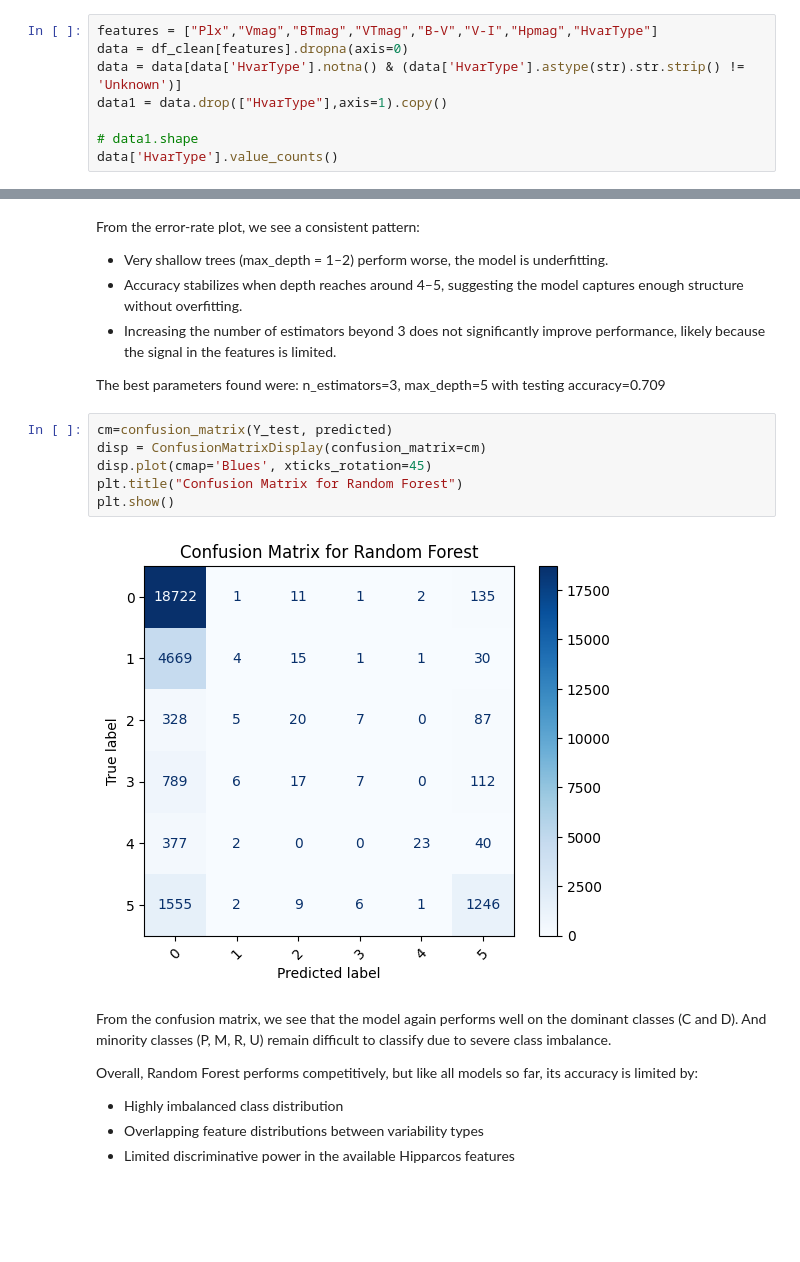
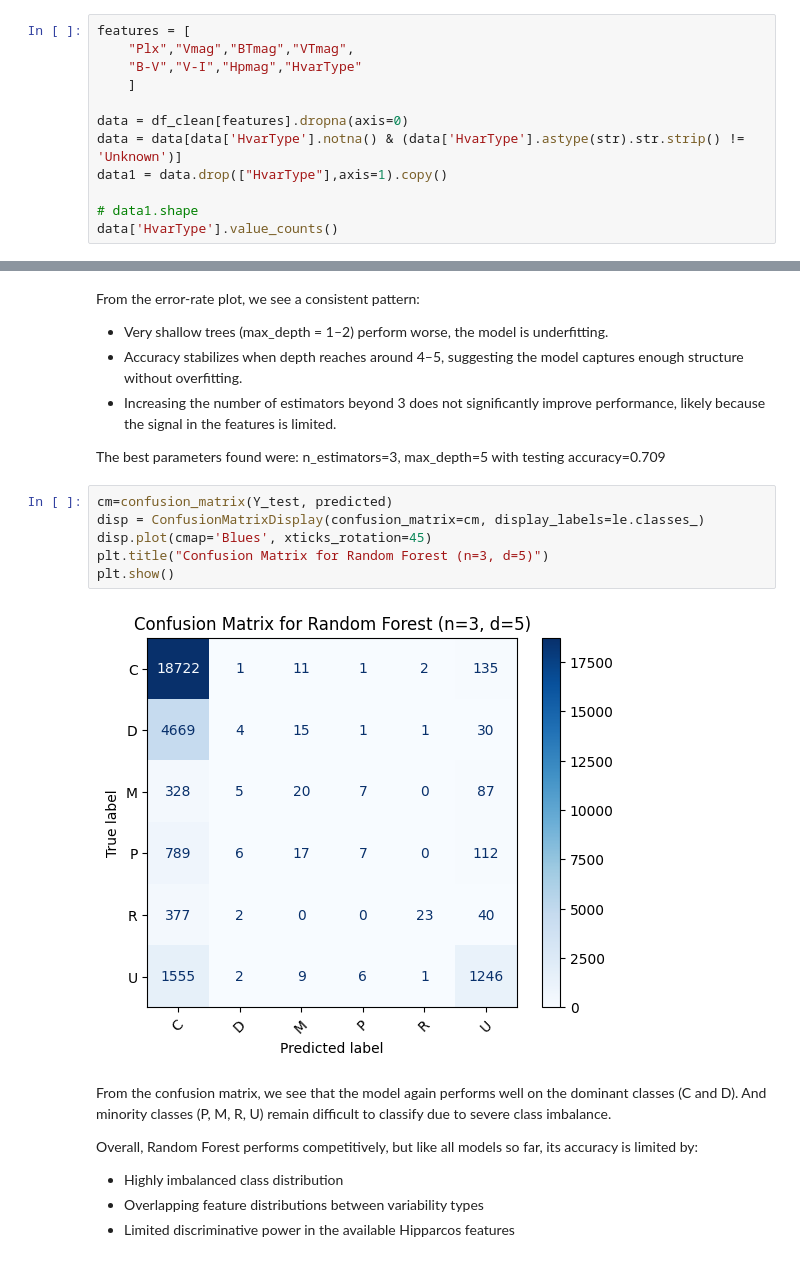
Before and after one commit to dinarazhorabek/astronomy_data_analysis, a Jupyter notebook: Hipparcos_Clustering_Starter.ipynb, the cells around one changed output, grey strips where cells are left out. Drawn from its saved outputs; the diff is of its cells as text; blank space fills up the shorter version.

```diff
--- a/Hipparcos_Clustering_Starter.ipynb
+++ b/Hipparcos_Clustering_Starter.ipynb
@@ -422,7 +445,11 @@ Our target variable is HvarType, the variability class of a star. This column co
 
 However, the dataset also contains many entries labeled Unknown, which do not provide useful information for training. Since we cannot learn to “predict unknown,” these rows are removed before modeling.
 # %%
-features = ["Plx","Vmag","BTmag","VTmag","B-V","V-I","Hpmag","HvarType"]
+features = [
+    "Plx","Vmag","BTmag","VTmag",
+    "B-V","V-I","Hpmag","HvarType"
+    ]
+
 data = df_clean[features].dropna(axis=0)
 data = data[data['HvarType'].notna() & (data['HvarType'].astype(str).str.strip() != 'Unknown')]
 data1 = data.drop(["HvarType"],axis=1).copy()
@@ -726,12 +753,12 @@ From the error-rate plot, we see a consistent pattern:
 The best parameters found were: n_estimators=3, max_depth=5 with testing accuracy=0.709
 # %%
 cm=confusion_matrix(Y_test, predicted)
-disp = ConfusionMatrixDisplay(confusion_matrix=cm)
+disp = ConfusionMatrixDisplay(confusion_matrix=cm, display_labels=le.classes_)
 disp.plot(cmap='Blues', xticks_rotation=45)
-plt.title("Confusion Matrix for Random Forest")
+plt.title("Confusion Matrix for Random Forest (n=3, d=5)")
 plt.show()
 # %% [output]
-[figure, old version]
+[figure, new version]
 # %% [markdown]
 From the confusion matrix, we see that the model again performs well on the dominant classes (C and D). And minority classes (P, M, R, U) remain difficult to classify due to severe class imbalance.
 
```
Also changed, not shown: parts of 20 cells of this notebook.
